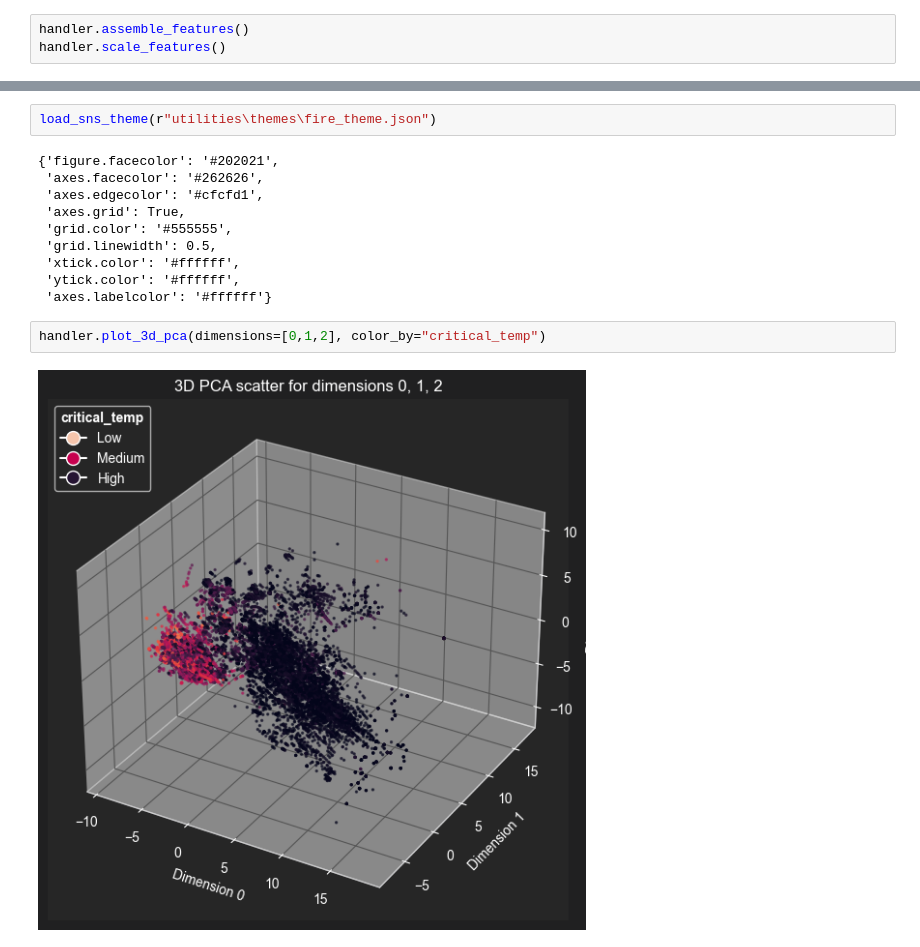
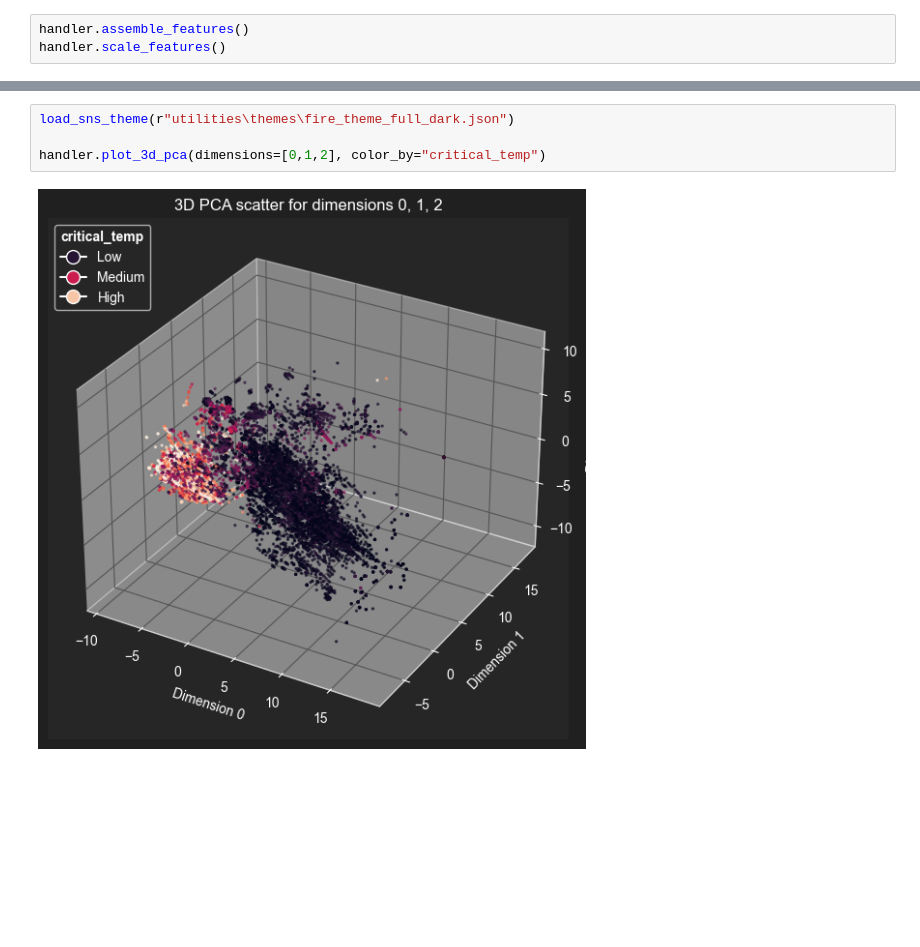
Before and after one commit to Firefly55lm/superconductors_critical_temperature_analysis, a Jupyter notebook: analysis_superconductivity.ipynb, the cells around one changed output, grey strips where cells are left out. Saved outputs shown, nothing was run; the diff lists cells and outputs as text; blank space fills up the shorter version.

```diff
--- a/analysis_superconductivity.ipynb
+++ b/analysis_superconductivity.ipynb
@@ -108,19 +133,9 @@ Coefficients for dimension 4: {'wtd_mean_ThermalConductivity': -0.29689594523604
 # %%
-load_sns_theme(r"utilities\themes\fire_theme.json")
+load_sns_theme(r"utilities\themes\fire_theme_full_dark.json")
+
+handler.plot_3d_pca(dimensions=[0,1,2], color_by="critical_temp")
 # %% [output]
-{'figure.facecolor': '#202021',
- 'axes.facecolor': '#262626',
- 'axes.edgecolor': '#cfcfd1',
- 'axes.grid': True,
- 'grid.color': '#555555',
- 'grid.linewidth': 0.5,
- 'xtick.color': '#ffffff',
- 'ytick.color': '#ffffff',
- 'axes.labelcolor': '#ffffff'}
+[figure, added]
-# %%
-handler.plot_3d_pca(dimensions=[0,1,2], color_by="critical_temp")
-# %% [output]
-[figure, removed]
 # %%
 handler.plot_3d_pca(dimensions=[2,3,4], color_by="critical_temp")
 # %% [output]
```
Also changed, not shown: parts of 11 cells of this notebook, 6 other files.
